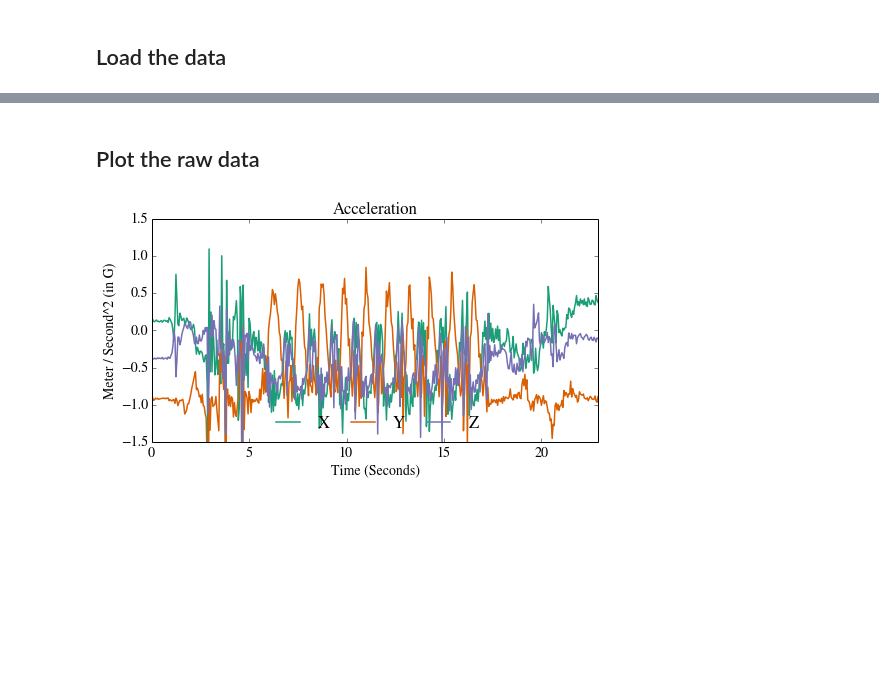
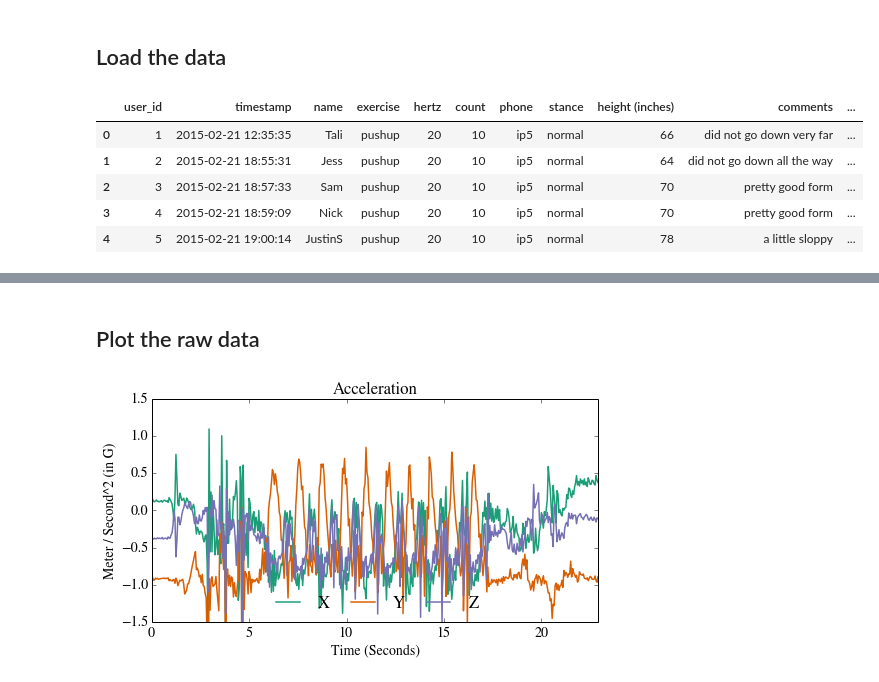
Before and after one commit to kellygwiseman/workout_buddy, a Jupyter notebook: notebooks/push_up.ipynb, the cells around one changed output, grey strips where cells are left out. Drawn from its saved outputs; the diff is of its cells as text; code cells hidden in the pictures; blank space fills up the shorter version.

```diff
--- a/notebooks/push_up.ipynb
+++ b/notebooks/push_up.ipynb
@@ -15,0 +11,12 @@ info = pd.read_csv('../data/pushup_info_test.csv', dtype=types)
+# %%
+info = pd.read_csv('../data/pushup_info.csv', skipinitialspace=True)
+info['file'] = info['timestamp'].copy()
+info['timestamp'] = pd.to_datetime(info['timestamp'],format='%Y-%m-%d_%H-%M-%S')
+info.head()
+# %% [output]
+|  | user_id | timestamp | name | exercise | hertz | count | phone | stance | height (inches) | comments | ... |
+| 0 | 1 | 2015-02-21 12:35:35 | Tali | pushup | 20 | 10 | ip5 | normal | 66 | did not go down very far | ... |
+| 1 | 2 | 2015-02-21 18:55:31 | Jess | pushup | 20 | 10 | ip5 | normal | 64 | did not go down all the way | ... |
+| 2 | 3 | 2015-02-21 18:57:33 | Sam | pushup | 20 | 10 | ip5 | normal | 70 | pretty good form | ... |
+| 3 | 4 | 2015-02-21 18:59:09 | Nick | pushup | 20 | 10 | ip5 | normal | 70 | pretty good form | ... |
+| 4 | 5 | 2015-02-21 19:00:14 | JustinS | pushup | 20 | 10 | ip5 | normal | 78 | a little sloppy | ... |
```
Also changed, not shown: parts of 3 cells of this notebook.
